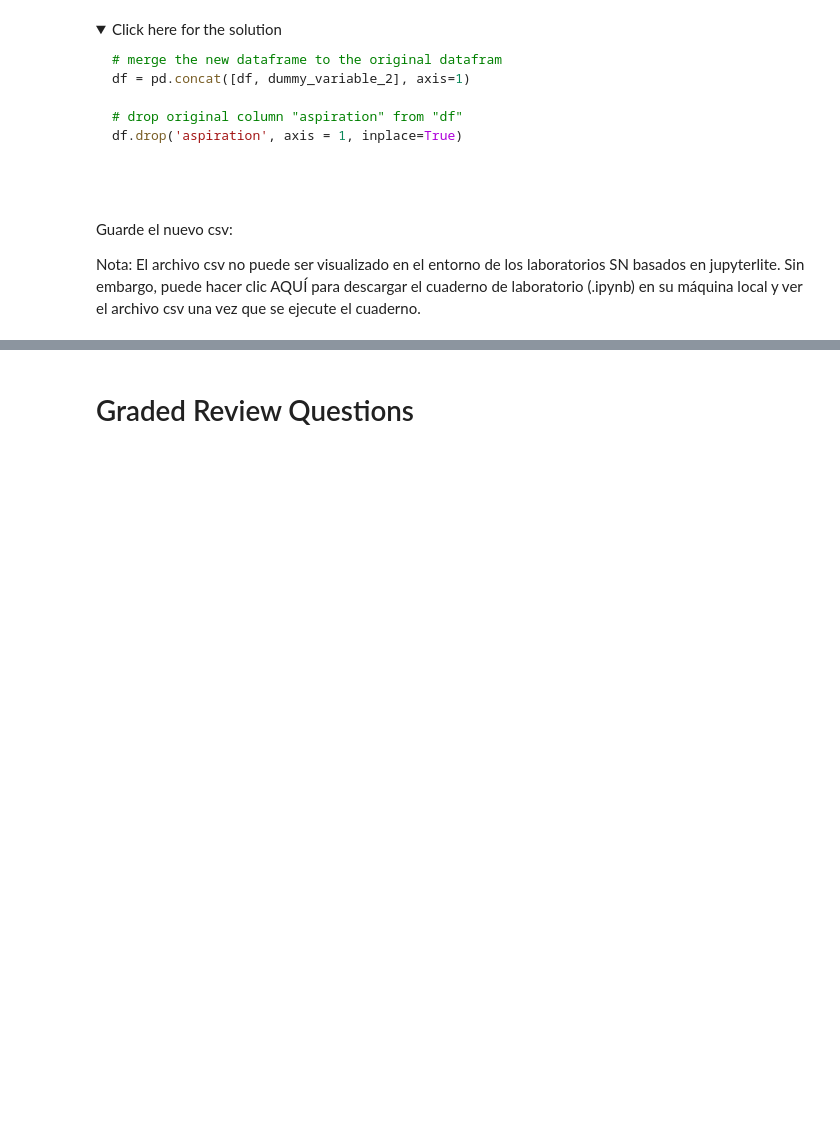
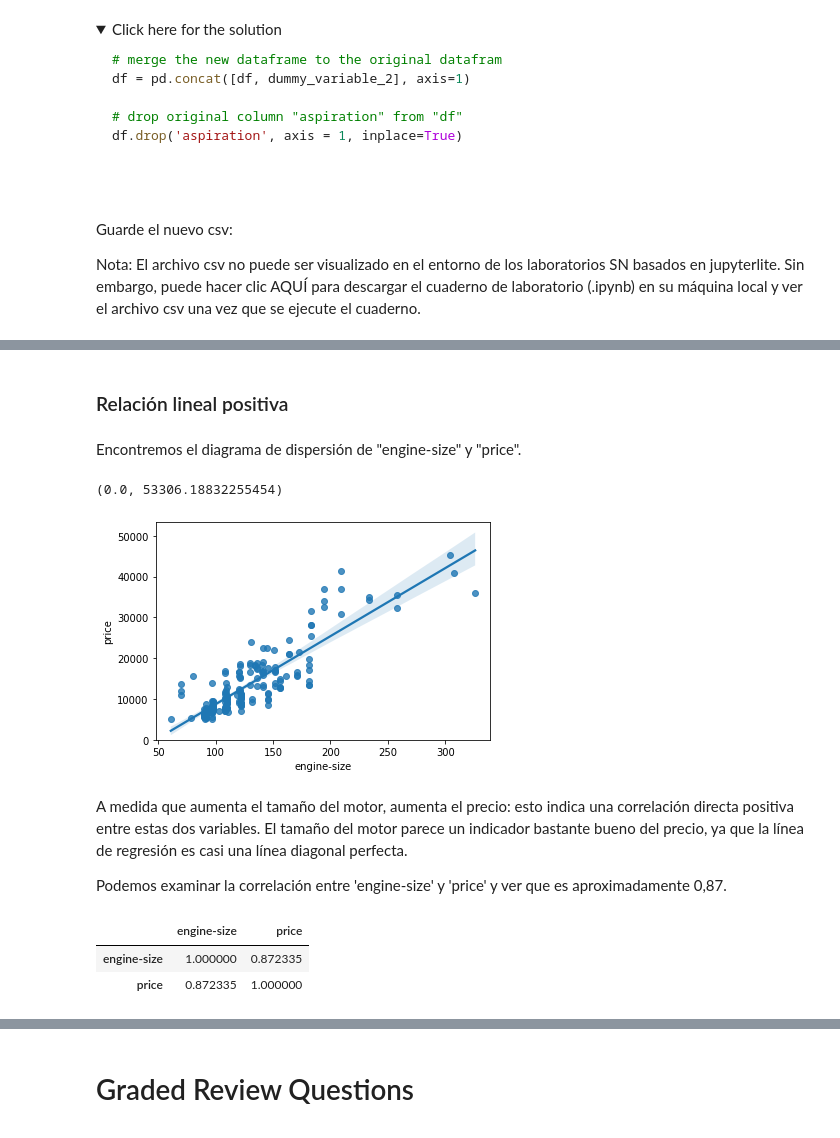
Before and after one commit to PosgradoMNA/actividades-de-aprendizaje-ingcarlosleon, a Jupyter notebook: actividad-semana-6/modulo_3_analisis_exploratorio_de_datos.ipynb, the cells around one changed output, grey strips where cells are left out. Cells and saved outputs as stored; diff of their text form; code cells hidden in the pictures; folded sections open; blank space fills up the shorter version.

```diff
--- a/actividad-semana-6/modulo_3_analisis_exploratorio_de_datos.ipynb
+++ b/actividad-semana-6/modulo_3_analisis_exploratorio_de_datos.ipynb
@@ -1090,0 +1112,6 @@ Nota: El archivo csv no puede ser visualizado en el entorno de los laboratorios
+# %%
+path='https://cf-courses-data.s3.us.cloud-object-storage.appdomain.cloud/IBMDeveloperSkillsNetwork-DA0101EN-SkillsNetwork/labs/Data%20files/automobileEDA.csv'
+# %%
+
+df = pd.read_csv(path)
+df.head()
@@ -1090,0 +1203,21 @@ Nota: El archivo csv no puede ser visualizado en el entorno de los laboratorios
+# %% [markdown]
+### Relación lineal positiva
+# %% [markdown]
+Encontremos el diagrama de dispersión de "engine-size" y "price".
+# %%
+# Engine size as potential predictor variable of price
+sns.regplot(x="engine-size", y="price", data=df)
+plt.ylim(0,)
+# %% [output]
+(0.0, 53306.18832255454)
+[figure, added]
+# %% [markdown]
+A medida que aumenta el tamaño del motor, aumenta el precio: esto indica una correlación directa positiva entre estas dos variables. El tamaño del motor parece un indicador bastante bueno del precio, ya que la línea de regresión es casi una línea diagonal perfecta.
+
+Podemos examinar la correlación entre 'engine-size' y 'price' y ver que es aproximadamente 0,87.
+# %%
+df[["engine-size", "price"]].corr()
+# %% [output]
+|  | engine-size | price |
+| engine-size | 1.000000 | 0.872335 |
+| price | 0.872335 | 1.000000 |
```
Also changed, not shown: parts of 419 cells of this notebook.
